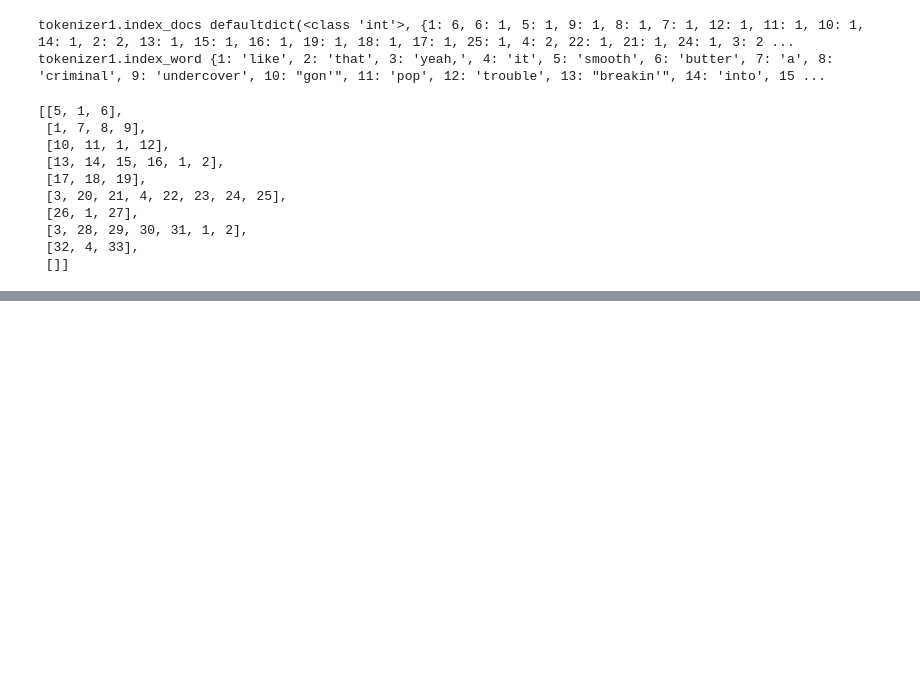
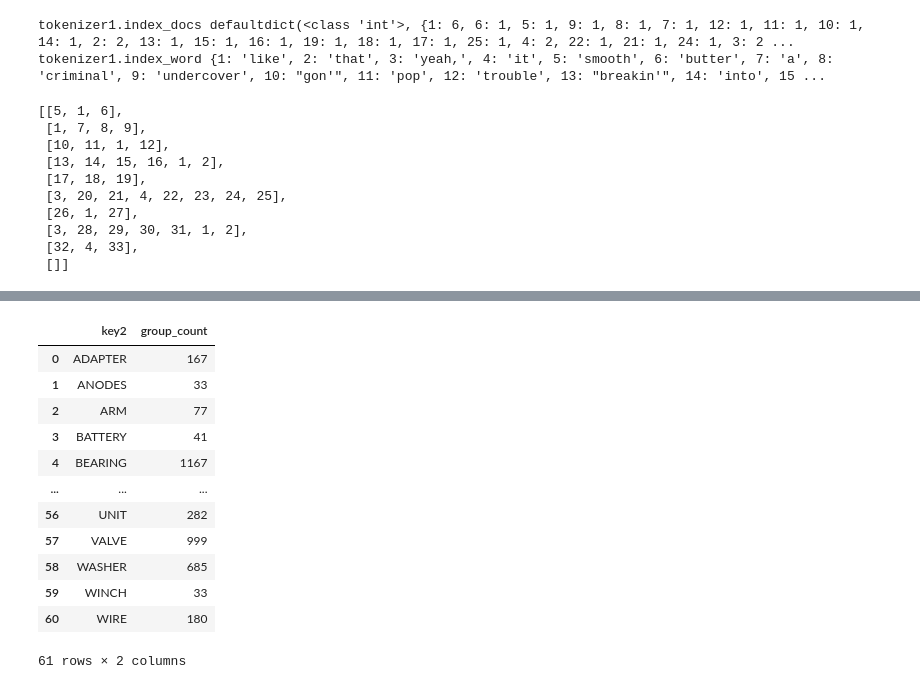
Before and after one commit to hwk44/ShipSupplies, a Jupyter notebook: DA/notebooks/test.ipynb, the cells around one changed output, grey strips where cells are left out. Drawn from its saved outputs; the diff is of its cells as text; code cells hidden in the pictures; blank space fills up the shorter version.

```diff
--- a/DA/notebooks/test.ipynb
+++ b/DA/notebooks/test.ipynb
@@ -143,0 +165,19 @@ to_categorical(encoded_butter[0])
+# %%
+grouped_key2_df = df.groupby('key2')
+# group_sizes = grouped_df.size()
+group_key2_sizes = grouped_key2_df.size().reset_index(name='group_count')
+group_key2_sizes
+# %% [output]
+|  | key2 | group_count |
+| 0 | ADAPTER | 167 |
+| 1 | ANODES | 33 |
+| 2 | ARM | 77 |
+| 3 | BATTERY | 41 |
+| 4 | BEARING | 1167 |
+| ... | ... | ... |
+| 56 | UNIT | 282 |
+| 57 | VALVE | 999 |
+| 58 | WASHER | 685 |
+| 59 | WINCH | 33 |
+| 60 | WIRE | 180 |
+61 rows × 2 columns
```
Also changed, not shown: parts of 8 cells of this notebook, 2 other files.
